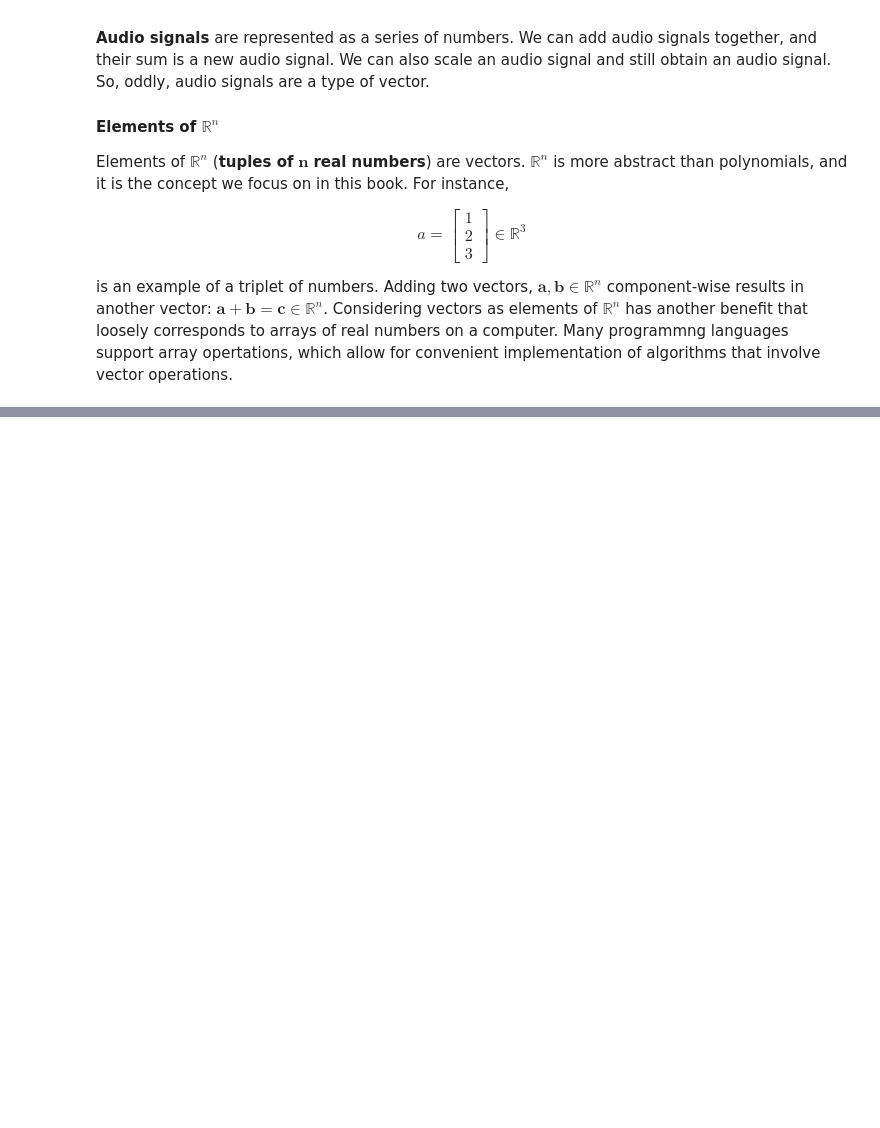
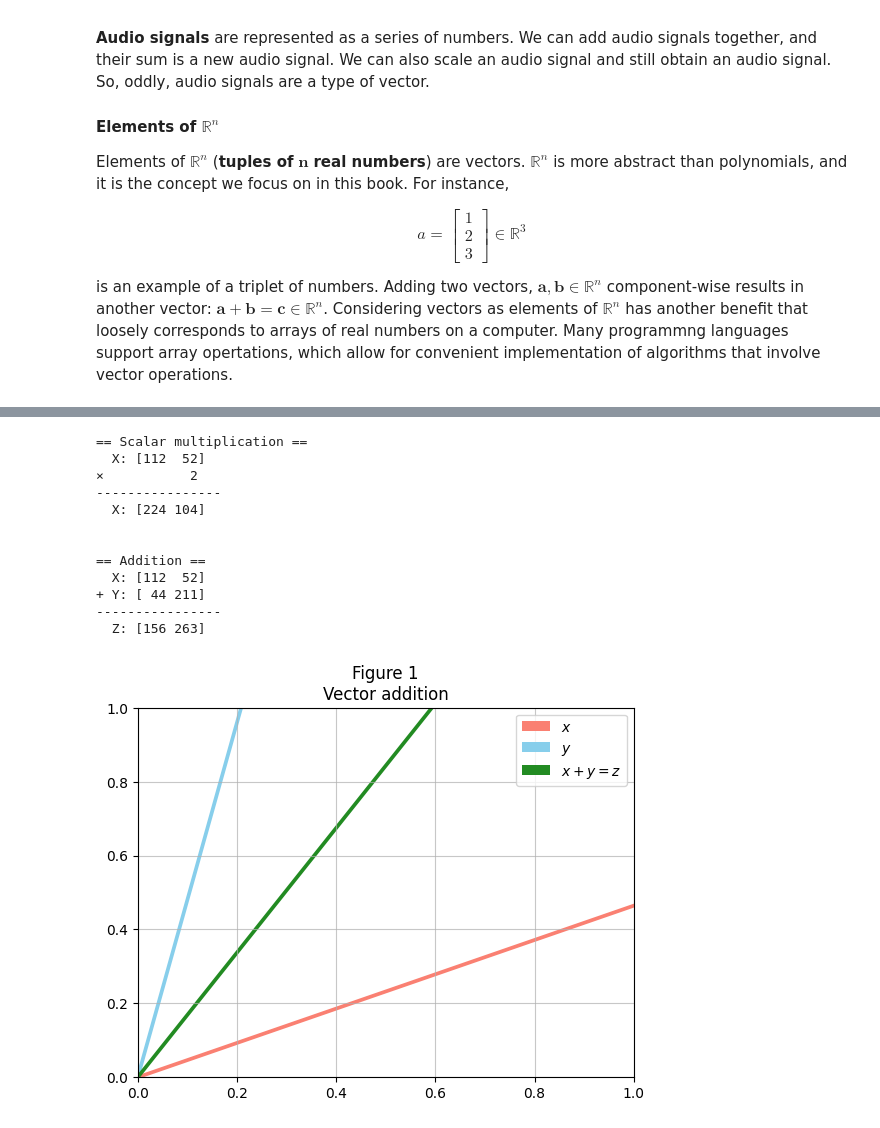
Before and after one commit to cwrightlibrary/Learning-PyTorch, a Jupyter notebook: mathematics-for-machine-learning/2-linear-algebra.ipynb, the cells around one changed output, grey strips where cells are left out. Saved outputs shown, nothing was run; the diff lists cells and outputs as text; code cells hidden in the pictures; blank space fills up the shorter version.

Commit message:
continuing on with examples

```diff
--- a/mathematics-for-machine-learning/2-linear-algebra.ipynb
+++ b/mathematics-for-machine-learning/2-linear-algebra.ipynb
@@ -169,0 +61,42 @@ Let's take a quick break from the textbook and do a few quick Python projects to
+# %%
+# 2D Vector visualization
+
+# Vector scalar multiplication
+example_x = np.array([112, 52])
+scalar_mult_x = 2 * example_x
+
+print(f"== Scalar multiplication ==\n  X: {example_x}\n×           2\n----------------\n  X: {scalar_mult_x}\n\n")
+
+# Vector addition
+example_y = np.array([44, 211])
+example_z = example_x + example_y
+
+print(f"== Addition ==\n  X: {example_x}\n+ Y: {example_y}\n----------------\n  Z: {example_z}")
+
+# Visualization
+plt.quiver(0, 0, example_x[0], example_x[1], angles="xy", scale_units="xy", scale=1, color="salmon", label="$x$") # x
+plt.quiver(0, 0, example_y[0], example_y[1], angles="xy", scale_units="xy", scale=1, color="skyblue", label="$y$") # y
+plt.quiver(0, 0, example_z[0], example_z[1], angles="xy", scale_units="xy", scale=1, color="forestgreen", label="$x+y=z$") # z
+
+plt.title("Figure 1\nVector addition")
+plt.legend()
+
+plt.xlim(0, 1)
+plt.ylim(0, 1)
+plt.grid(alpha=0.7)
+
+plt.show()
+# %% [output]
+== Scalar multiplication ==
+  X: [112  52]
+×           2
+----------------
+  X: [224 104]
+
+
+== Addition ==
+  X: [112  52]
++ Y: [ 44 211]
+----------------
+  Z: [156 263]
+[figure, added]
```
Also changed, not shown: parts of 11 cells of this notebook.
